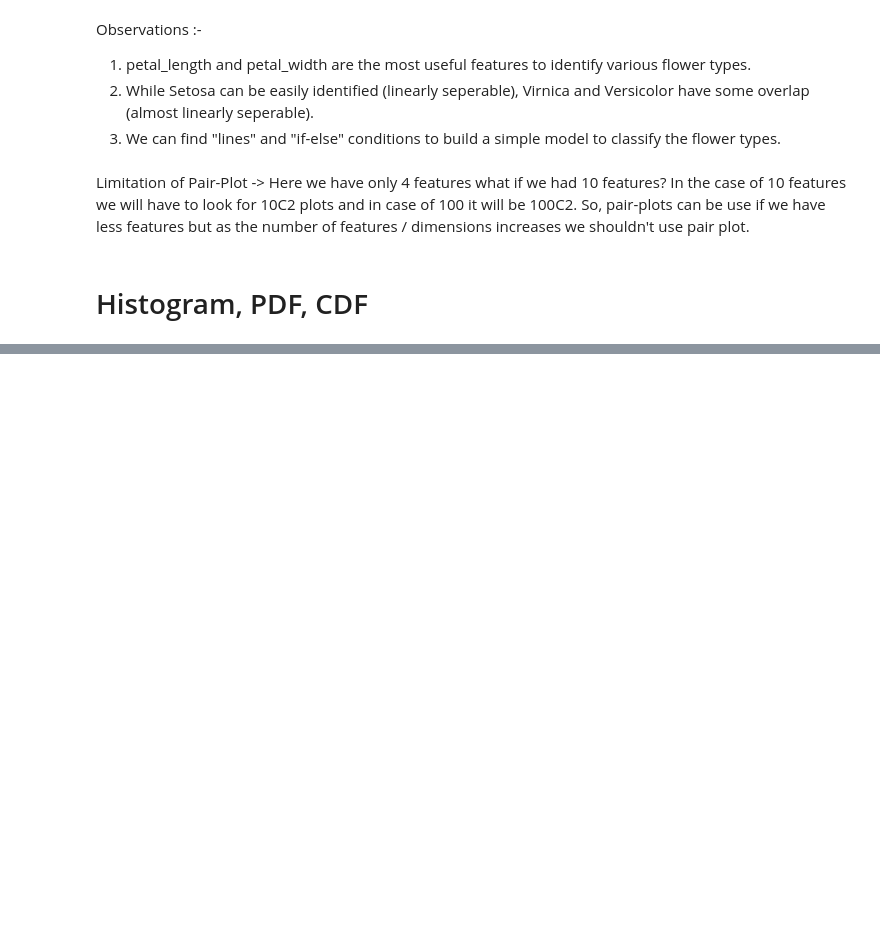
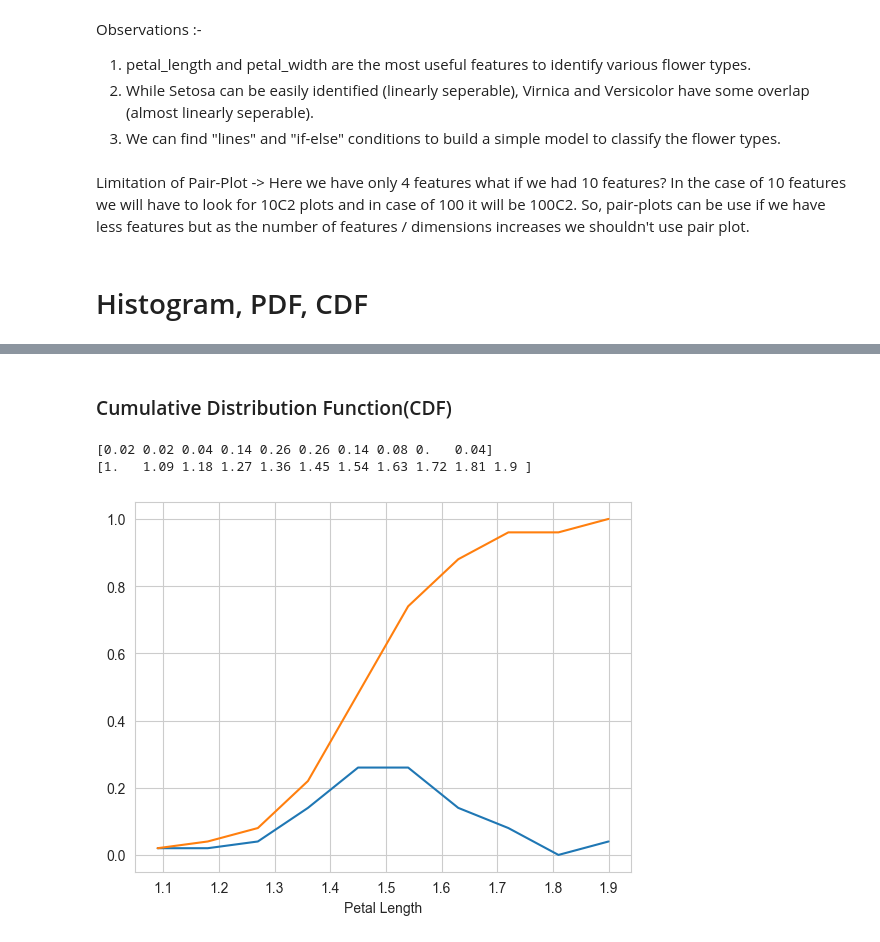
Before and after one commit to Alpha-0010/Intelligent-Systems, a Jupyter notebook: Data Analysis/Plots/Plotting_Iris.ipynb, the cells around one changed output, grey strips where cells are left out. Cells and saved outputs as stored; diff of their text form; code cells hidden in the pictures; blank space fills up the shorter version.

```diff
--- a/Data Analysis/Plots/Plotting_Iris.ipynb
+++ b/Data Analysis/Plots/Plotting_Iris.ipynb
@@ -138,0 +176,27 @@ plt.show()
+# %% [markdown]
+### Cumulative Distribution Function(CDF)
+# %%
+# Need for CDF --> We can visually see what percentage of Versicolor flowers have a petal.length
+# of less than 1.6?
+
+# CDF gives the percentage of species which has a petal.length <= petal.length_on_x_Axis
+
+# If we have a PDF then CDF is the area under the curve of the PDF till that point.
+# If we differentiate CDF then we will get PDF and if we integrate PDF we will get CDF.
+
+counts, bin_edges = np.histogram(iris_setosa['petal.length'], bins = 10, density = True)
+
+pdf = counts / sum(counts)
+print(pdf)
+print(bin_edges)
+
+# Compute CDF
+cdf = np.cumsum(pdf)
+plt.plot(bin_edges[1:], pdf)
+plt.plot(bin_edges[1:], cdf)
+plt.xlabel("Petal Length")
+plt.show()
+# %% [output]
+[0.02 0.02 0.04 0.14 0.26 0.26 0.14 0.08 0.   0.04]
+[1.   1.09 1.18 1.27 1.36 1.45 1.54 1.63 1.72 1.81 1.9 ]
+[figure, added]
```
Also changed, not shown: parts of 14 cells of this notebook.
